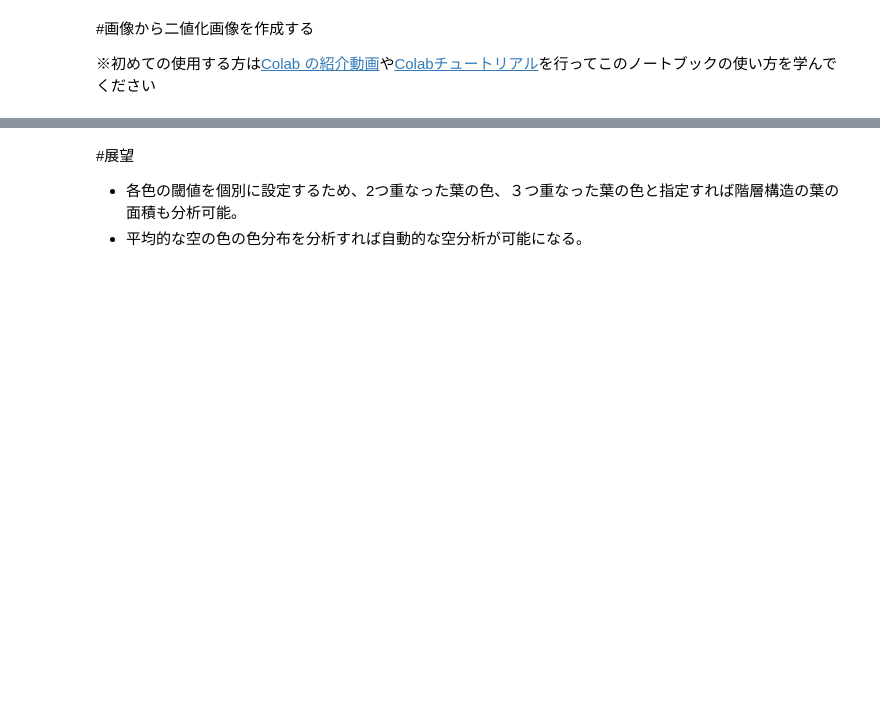
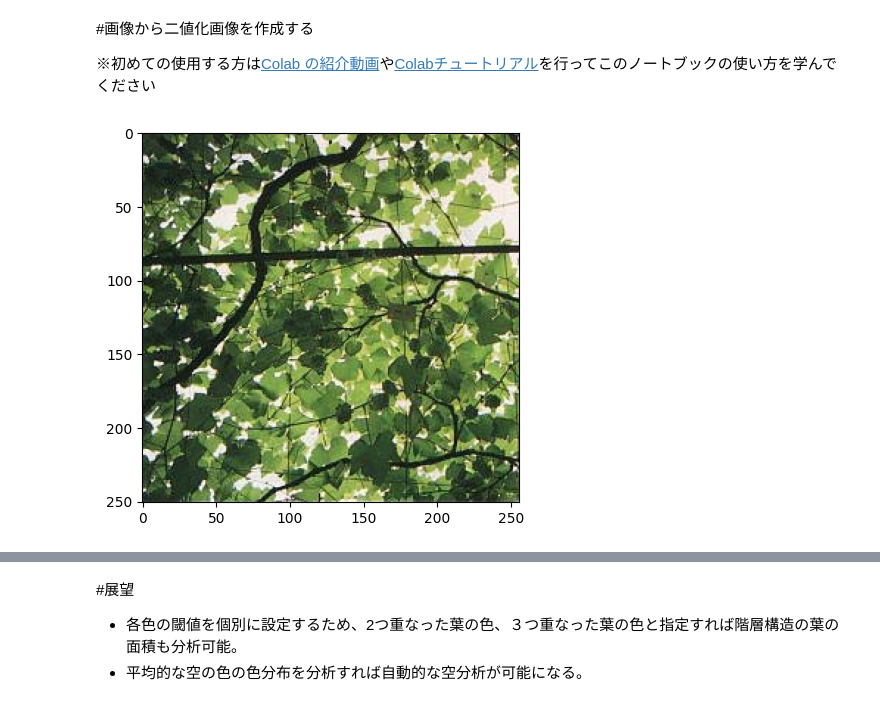
Before and after one commit to 1900690/grape-sky-segmentation, a Jupyter notebook: grape-sky-binarization.ipynb, the cells around one changed output, grey strips where cells are left out. Saved outputs shown, nothing was run; the diff lists cells and outputs as text; code cells hidden in the pictures; blank space fills up the shorter version.

```diff
--- a/grape-sky-binarization.ipynb
+++ b/grape-sky-binarization.ipynb
@@ -7,7 +7,7 @@
 # %%
 #@title 分析する画像をアップロード（またはサンプル画像で分析）
 #@markdown ※分析可能な画像の拡張子は".jpg"".heic"のみです。
-!pip -q install image pillow_heif pillow
+!pip install image pillow_heif pillow >/dev/null
 from google.colab import files
 import os
 import glob
@@ -40,35 +40,37 @@ if サンプル画像を使用する == True:
   uploaded_file_name="sample.jpg"
   orig = cv2.imread("/content/"+uploaded_file_name)
   src = cv2.cvtColor(orig, cv2.COLOR_BGR2RGB)
   plt.imshow(src)
 else:
   uploaded_file = files.upload()
   uploaded_file_name = next(iter(uploaded_file))
 
 
   #・OpenCVを使って画像を読み込む cv2.imreadでOpenCV形式に変換 OpenCVはBGRなのでcvtColorでRGBに直してから表示する
   import cv2
   from matplotlib import pyplot as plt
 
   hiec_dir = "/content/"
   save_dir = "/content/"
 
   hiec_dir = pathlib.Path(hiec_dir)
   save_dir = pathlib.Path(save_dir)
 
   heic_path = list(hiec_dir.glob('**/*.heic'))
 
   for i in heic_path:
     image_path = str(i)
     save_path =  str(save_dir / i.stem) + '.jpg'
     heic_jpg(image_path, save_path)
-
-  uploaded_file_name[-4:] == ".jpg"
+  if uploaded_file_name[-5:] == ".heic":
+     uploaded_file_name = uploaded_file_name[:-5] + ".jpg"
 
   #読み込んだ画像を表示
   orig = cv2.imread(uploaded_file_name)
   src = cv2.cvtColor(orig, cv2.COLOR_BGR2RGB)
   plt.imshow(src)
+# %% [output]
+[figure, added]
 # %%
 #@title RGBに分けた画像を表示
 import numpy as np
```
Also changed, not shown: parts of 5 cells of this notebook.
